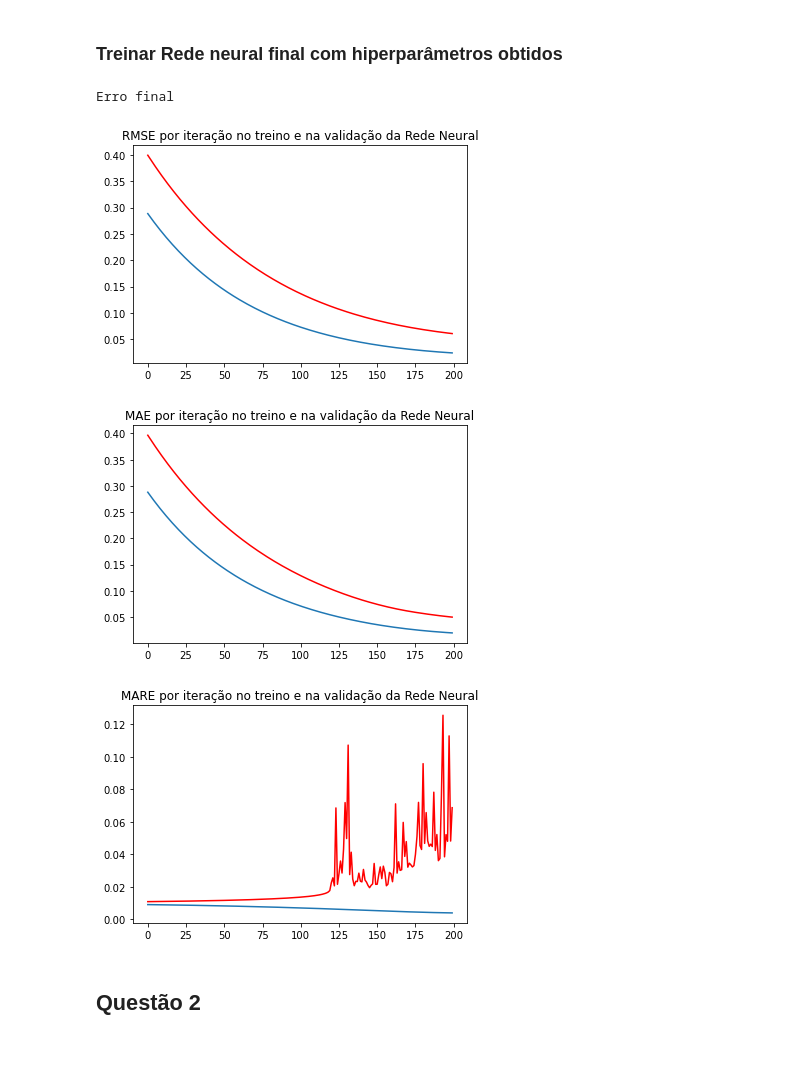
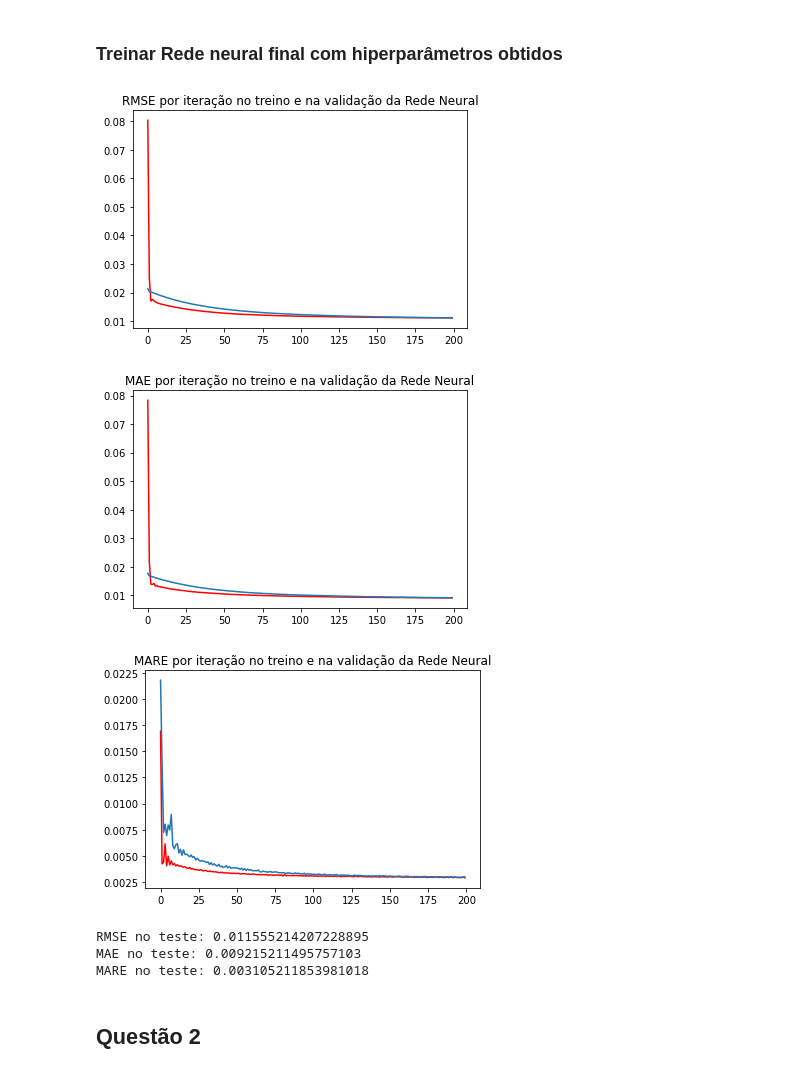
Before and after one commit to Walrusbane524/Aprendizagem-de-M-quina, a Jupyter notebook: Lista 4/Lista 4.ipynb, the cells around one changed output. Saved outputs shown, nothing was run; the diff lists cells and outputs as text; code cells hidden in the pictures.

```diff
--- a/Lista 4/Lista 4.ipynb
+++ b/Lista 4/Lista 4.ipynb
@@ -366,41 +366,57 @@ Batch size = 64
 # %%
 regressor = TanhRegressionNeuralNetwork(8, hyperparameters[0], 1)
 
 test_loss = regressor.train_self(normalized_final_train_x,
                                  normalized_final_train_y,
                                  num_epochs=200,
                                  learning_rate=hyperparameters[1],
                                  weight_decay=hyperparameters[2],
                                  momentum=hyperparameters[3],
                                  batch_size=hyperparameters[4])
 
-
+# Calcula os erros no teste
+regressor.eval()
+y_pred = regressor(normalized_test_x)
 lossFunction = nn.MSELoss()
 
-regressor.eval()
+test_rmse = np.sqrt(lossFunction(y_pred, normalized_test_y).item())
 
-final_loss = lossFunction(regressor(normalized_test_x), normalized_test_y).item()
-print("Erro final ")
+lossFunction = nn.L1Loss()
 
+test_mae = lossFunction(y_pred, normalized_test_y).item()
+
+test_mare = mean_absolute_percentage_error(y_pred.detach().numpy(), normalized_test_y.detach().numpy())
+test_mare /= 100
+
+
+
+# Plota os erros no treino e validação
 plt.title("RMSE por iteração no treino e na validação da Rede Neural")
 plt.plot(np.arange(training_loss.shape[1]), training_loss[0], color='red', label='Treino')
 plt.plot(np.arange(test_loss.shape[1]), test_loss[0], label='Validação')
 plt.show()
 
 plt.title("MAE por iteração no treino e na validação da Rede Neural")
 plt.plot(np.arange(training_loss.shape[1]), training_loss[1], color='red', label="Treino")
 plt.plot(np.arange(test_loss.shape[1]), test_loss[1], label='Validação')
 plt.show()
 
 plt.title("MARE por iteração no treino e na validação da Rede Neural")
 plt.plot(np.arange(training_loss.shape[1]), training_loss[2], color='red', label="Treino")
 plt.plot(np.arange(test_loss.shape[1]), test_loss[2], label='Validação')
 plt.show()
+
+# Printa os erros no teste
+print("RMSE no teste:", test_rmse)
+print("MAE no teste:", test_mae)
+print("MARE no teste:", test_mare)
 # %% [output]
-Erro final
-[figure, old version]
+[figure, new version]
-[figure, old version]
+[figure, new version]
-[figure, old version]
+[figure, new version]
+RMSE no teste: 0.011555214207228895
+MAE no teste: 0.009215211495757103
+MARE no teste: 0.003105211853981018
 # %% [markdown]
 ## Questão 2
 # %% [markdown]
```
Also changed, not shown: parts of 4 cells of this notebook.
